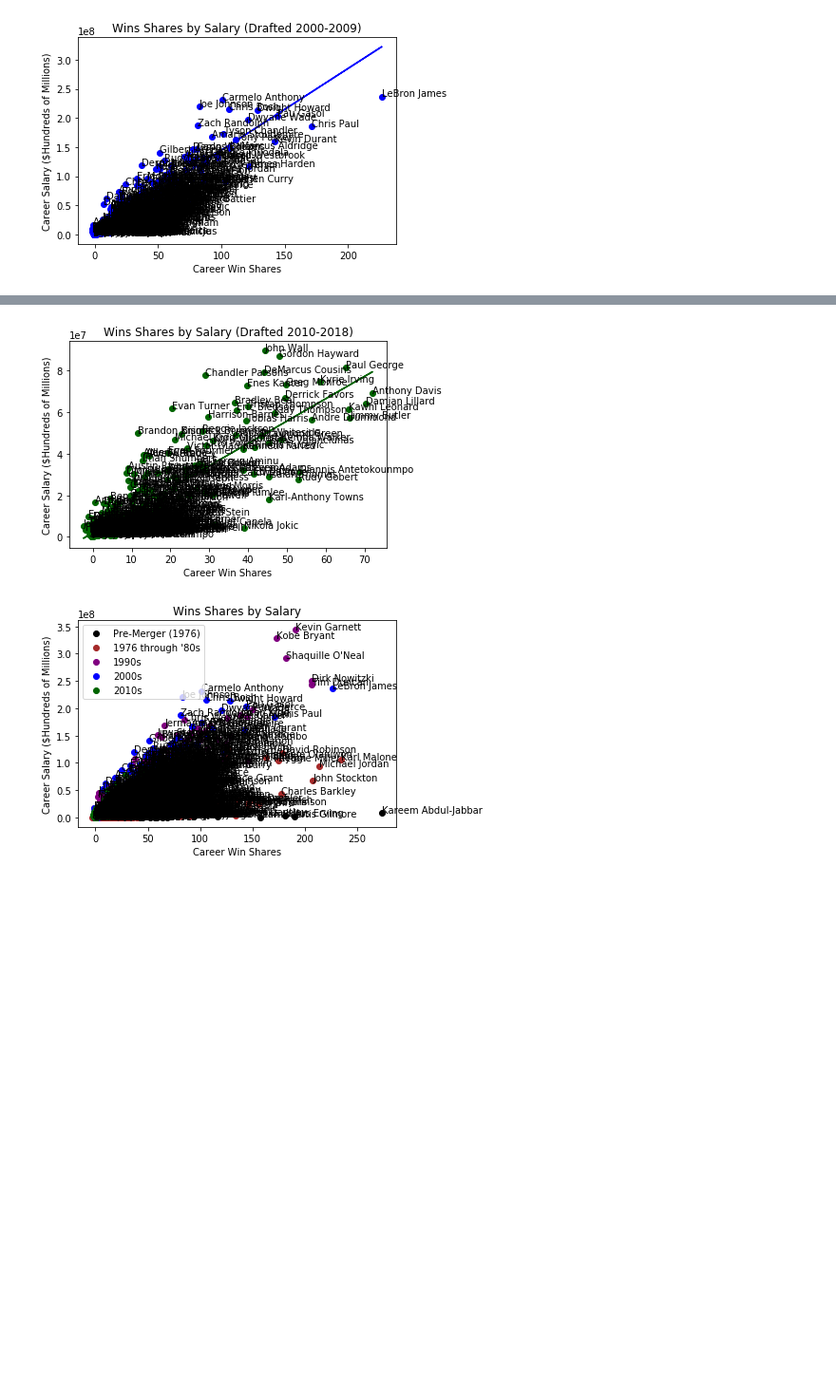
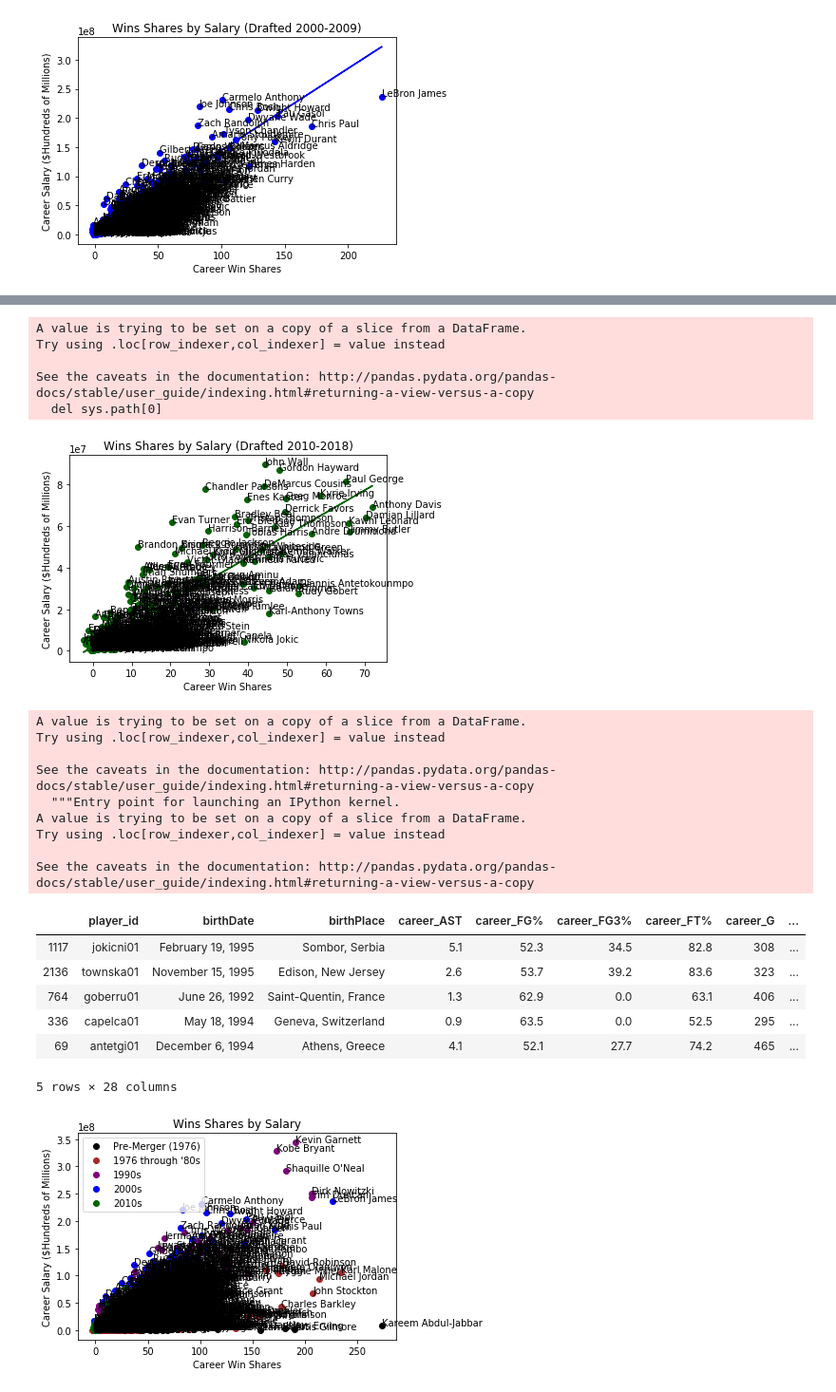
Before and after one commit to ajyoung21/NBA-Overpaid-Underpaid-Website, a Jupyter notebook: WebVisualizations/NBA Salary Data Analysis.ipynb, the cells around one changed output, grey strips where cells are left out. Shown at 95% size. Cells and saved outputs as stored; diff of their text form; code cells hidden in the pictures; blank space fills up the shorter version.

```diff
--- a/WebVisualizations/NBA Salary Data Analysis.ipynb
+++ b/WebVisualizations/NBA Salary Data Analysis.ipynb
@@ -200,11 +287,48 @@ plt.xlabel("Career Win Shares")
 (slope, intercept, _, _, _) = linregress(tens['career_WS'], tens['career_earnings'])
 fit = slope * tens['career_WS'] + intercept
 ax.plot(tens['career_WS'], fit, '-', color='darkgreen')
+tens['fit'] = fit
+
+
+
+
 
 plt.savefig('visualizations/Tens')
 plt.show()
 # %% [output]
+A value is trying to be set on a copy of a slice from a DataFrame.
+Try using .loc[row_indexer,col_indexer] = value instead
+
+See the caveats in the documentation: http://pandas.pydata.org/pandas-docs/stable/user_guide/indexing.html#returning-a-view-versus-a-copy
+  del sys.path[0]
 [figure]
+# %%
+tens['overpaid/underpaid'] = tens['career_earnings']-tens['fit']
+tens['percent_overpaid/underpaid'] = tens['overpaid/underpaid']/tens['fit']
+
+tens = tens.sort_values(by=['percent_overpaid/underpaid'], ascending=False)
+tens = tens.sort_values(by=['percent_overpaid/underpaid'], ascending=True)
+tens = tens.sort_values(by=['overpaid/underpaid'], ascending=False)
+tens = tens.sort_values(by=['overpaid/underpaid'], ascending=True)
+
+tens.head()
+# %% [output]
+A value is trying to be set on a copy of a slice from a DataFrame.
+Try using .loc[row_indexer,col_indexer] = value instead
+
+See the caveats in the documentation: http://pandas.pydata.org/pandas-docs/stable/user_guide/indexing.html#returning-a-view-versus-a-copy
+  """Entry point for launching an IPython kernel.
+A value is trying to be set on a copy of a slice from a DataFrame.
+Try using .loc[row_indexer,col_indexer] = value instead
+
+See the caveats in the documentation: http://pandas.pydata.org/pandas-docs/stable/user_guide/indexing.html#returning-a-view-versus-a-copy
+|  | player_id | birthDate | birthPlace | career_AST | career_FG% | career_FG3% | career_FT% | career_G | ... |
+| 1117 | jokicni01 | February 19, 1995 | Sombor, Serbia | 5.1 | 52.3 | 34.5 | 82.8 | 308 | ... |
+| 2136 | townska01 | November 15, 1995 | Edison, New Jersey | 2.6 | 53.7 | 39.2 | 83.6 | 323 | ... |
+| 764 | goberru01 | June 26, 1992 | Saint-Quentin, France | 1.3 | 62.9 | 0.0 | 63.1 | 406 | ... |
+| 336 | capelca01 | May 18, 1994 | Geneva, Switzerland | 0.9 | 63.5 | 0.0 | 52.5 | 295 | ... |
+| 69 | antetgi01 | December 6, 1994 | Athens, Greece | 4.1 | 52.1 | 27.7 | 74.2 | 465 | ... |
+5 rows × 28 columns
 # %%
 fig, ax = plt.subplots()
 
```
Also changed, not shown: parts of 3 cells of this notebook, 30 other files.
